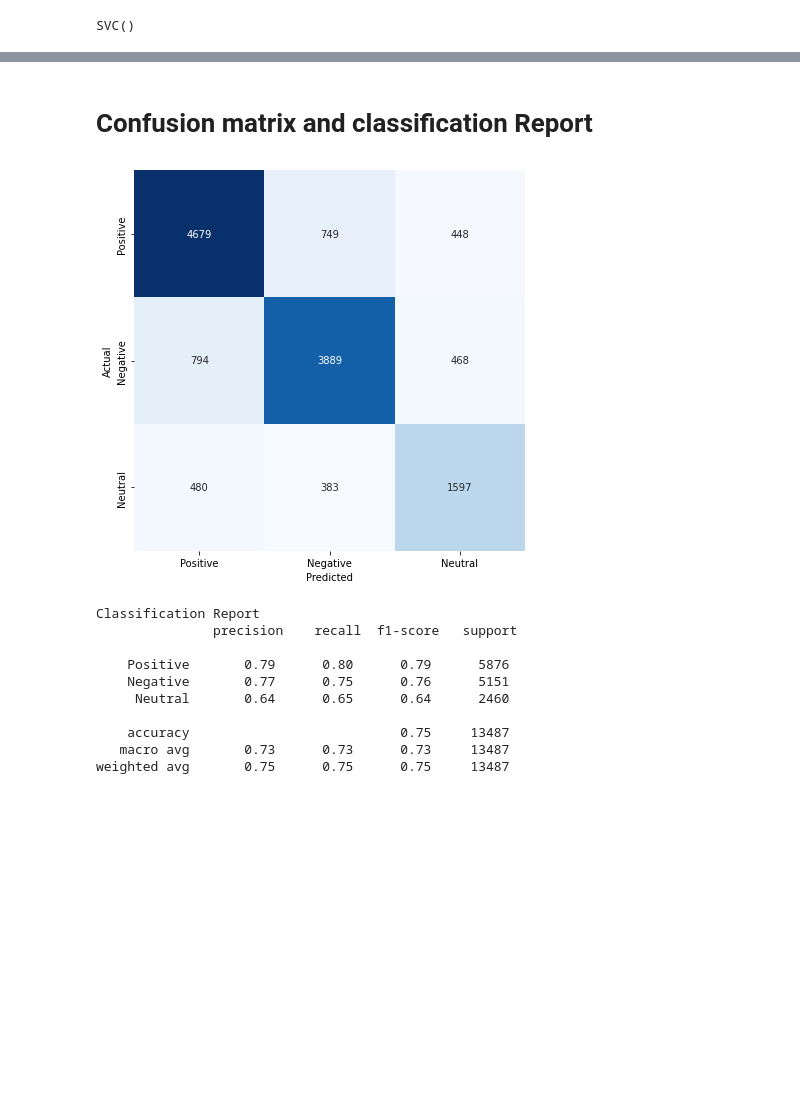
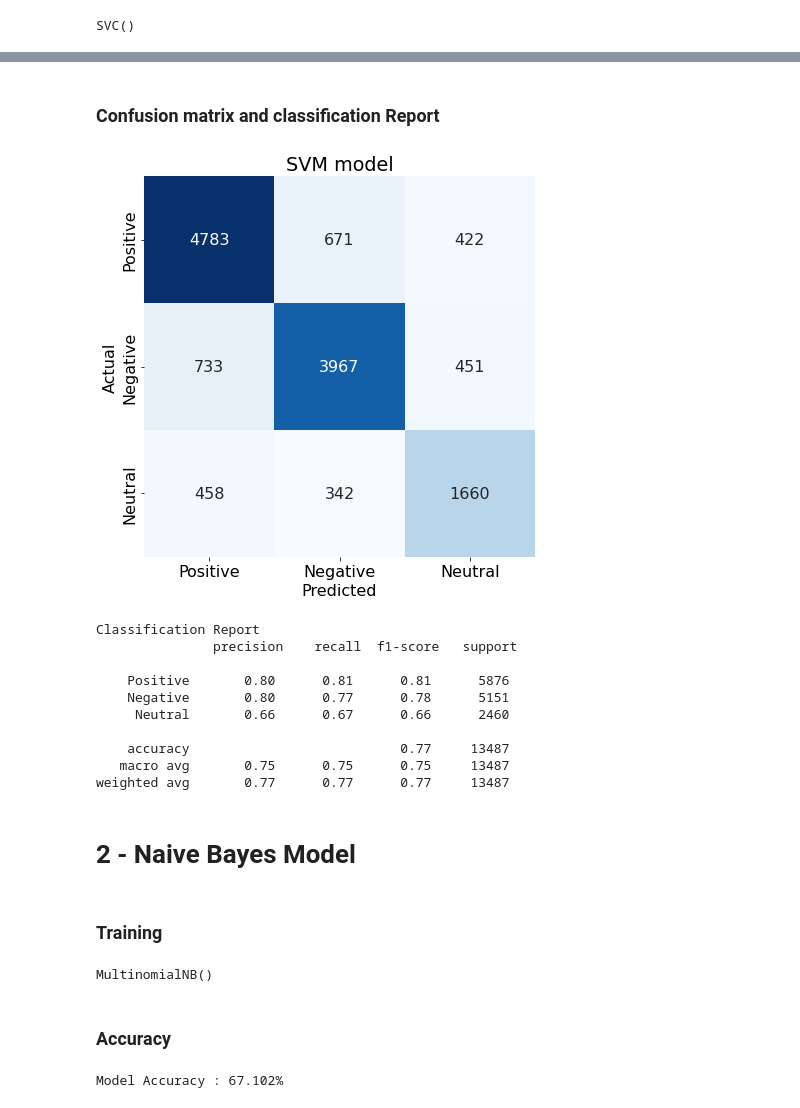
Before and after one commit to Johnybhiduri/Covid-19-Text-Classification-SVM, a Jupyter notebook: covid-19-text-classification-svm.ipynb, the cells around one changed output, grey strips where cells are left out. Cells and saved outputs as stored; diff of their text form; code cells hidden in the pictures; blank space fills up the shorter version.

Commit message:
Kaggle Notebook | Covid-19 Text Classification SVM) | Version 2

```diff
--- a/covid-19-text-classification-svm.ipynb
+++ b/covid-19-text-classification-svm.ipynb
@@ -93,0 +258,12 @@ most_common
+# %%
+plt.rcParams.update({'font.size': 16})
+plt.figure(figsize = (25, 30))
+plt.subplot(2,2,1)
+sns.barplot(data = mco_df, x = 'Freq', y = 'Words' )
+plt.title("Most Common words for OriginalTweet")
+
+
+plt.subplot(2,2,2)
+sns.barplot(data = mcf_df, x = 'Freq', y = 'Words' )
+plt.title("Most Common words for Final_text")
+plt.show()
@@ -122,0 +285,12 @@ data['OriginalTweet'] = data['OriginalTweet'].apply(lambda x : x.lower())
+# %%
+plt.rcParams.update({'font.size': 16})
+plt.figure(figsize = (25, 30))
+plt.subplot(2,2,1)
+sns.barplot(data = lco_df, x = 'Freq', y = 'Words' )
+plt.title("Least Common words for OriginalTweet")
+
+
+plt.subplot(2,2,2)
+sns.barplot(data = lcf_df, x = 'Freq', y = 'Words' )
+plt.title("Least Common words for Final_text")
+plt.show()
@@ -123,3 +301,5 @@ data['OriginalTweet'] = data['OriginalTweet'].apply(lambda x : x.lower())
+# %%
+x_train,x_test, y_train, y_test = train_test_split(data['Final_text'], data['Sentiment'], test_size = 0.30, shuffle = True, random_state = 1)
 # %% [markdown]
 # Tokenize text
 # %%
@@ -129,5 +307,3 @@ from sklearn.feature_extraction.text import CountVectorizer
-# %%
-x_train,x_test, y_train, y_test = train_test_split(data['OriginalTweet'], data['Sentiment'], test_size = 0.30, shuffle = True, random_state = 1)
 # %%
 cv = CountVectorizer()
 features = cv.fit_transform(x_train)
@@ -146,5 +322,5 @@ Model Accuracy : 75.369%
 # %% [markdown]
-# Confusion matrix and classification Report
+### Confusion matrix and classification Report
 # %%
 from sklearn.metrics import confusion_matrix, classification_report
 # %%
@@ -152,23 +328,40 @@ y_pred = model.predict(features_test)
 # %%
 cm = confusion_matrix(y_test, y_pred, labels = [0,1,2])
 clr = classification_report(y_test, y_pred,labels = [0,1,2], target_names = ['Positive', 'Negative', 'Neutral'])
 plt.figure(figsize = (7,7))
 sns.heatmap(cm, annot = True, fmt = 'g', cbar = False, cmap = 'Blues')
 plt.xlabel('Predicted')
 plt.ylabel('Actual')
 plt.xticks(ticks = [0.5, 1.5, 2.5],labels = ['Positive', 'Negative', 'Neutral'])
 plt.yticks(ticks = [0.5, 1.5, 2.5],labels = ['Positive', 'Negative', 'Neutral'])
+plt.title('SVM model')
 plt.show()
 print('Classification Report \n', clr)
 # %% [output]
-[figure, old version]
+[figure, new version]
 Classification Report
                precision    recall  f1-score   support
 
-    Positive       0.79      0.80      0.79      5876
-    Negative       0.77      0.75      0.76      5151
-     Neutral       0.64      0.65      0.64      2460
+    Positive       0.80      0.81      0.81      5876
+    Negative       0.80      0.77      0.78      5151
+     Neutral       0.66      0.67      0.66      2460
 
-    accuracy                           0.75     13487
-   macro avg       0.73      0.73      0.73     13487
-weighted avg       0.75      0.75      0.75     13487
+    accuracy                           0.77     13487
+   macro avg       0.75      0.75      0.75     13487
+weighted avg       0.77      0.77      0.77     13487
+# %% [markdown]
+# 2 - Naive Bayes Model
+# %% [markdown]
+### Training
+# %%
+from sklearn.naive_bayes import MultinomialNB
+model2 = MultinomialNB()
+model2.fit(features, y_train)
+# %% [output]
+MultinomialNB()
+# %% [markdown]
+### Accuracy
+# %%
+print('Model Accuracy : {:.3f}%'.format(model2.score(features_test, y_test)*100))
+# %% [output]
+Model Accuracy : 67.102%
```
Also changed, not shown: parts of 50 cells of this notebook.
